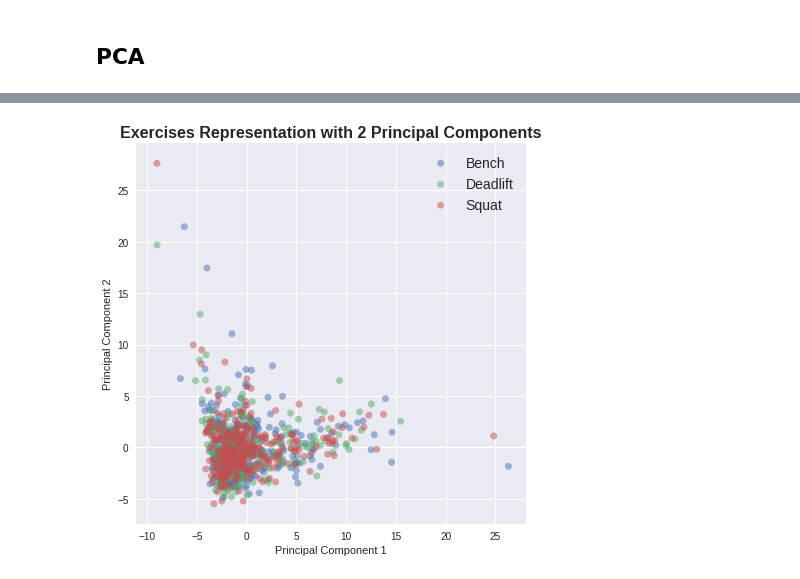
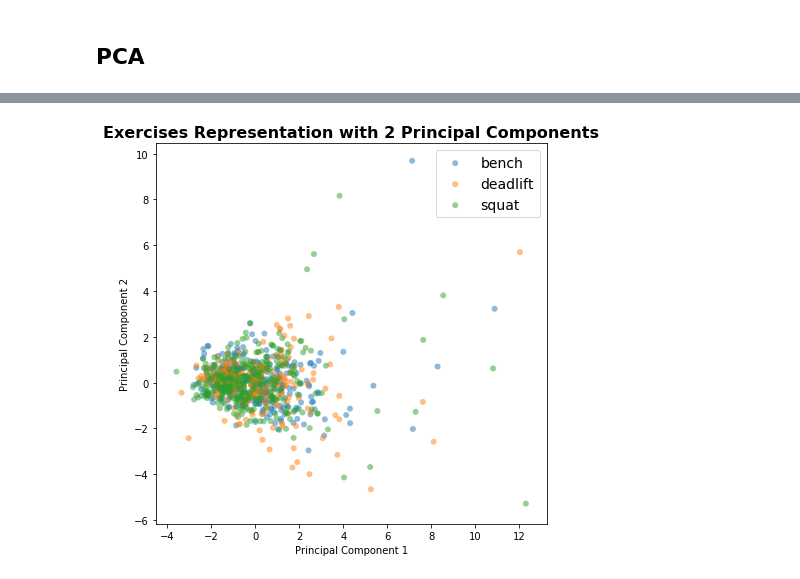
Before and after one commit to YuliaZamriy/W207_Group_Project, a Jupyter notebook: w207_openbarbell_lifter_segmentation.ipynb, the cells around one changed output, grey strips where cells are left out. Saved outputs shown, nothing was run; the diff lists cells and outputs as text; code cells hidden in the pictures.

```diff
--- a/w207_openbarbell_lifter_segmentation.ipynb
+++ b/w207_openbarbell_lifter_segmentation.ipynb
@@ -514,6 +554,8 @@ Top 10 values are:
 Name: userID, dtype: int64
 # %% [markdown]
 ## Preparing Data for Analysis
+# %%
+exercises = ['bench', 'deadlift', 'squat']
 # %%
 def impute_data(data_fit, data_transform):
     """
@@ -589,0 +685,6 @@ Trainings dataset shape: (247, 50)
+# %%
+features_to_plot = ['weight_lbs_mean', 'AvgVel_mean', 'PeakVelLoc_mean',
+                    'ROM_mean', 'PeakVel_mean', 'RepDur_mean',
+                   'AvgVel_std', 'PeakVel_std', ]
+
+df_train_pr = prep_data(df_train, features_to_plot, std=True)
@@ -681,7 +1051,0 @@ print(pca3_all.shape)
-# %%
-exercise_names = np.concatenate((np.full(df_train_bench.shape[0], 'Bench'),
-                                 np.full(df_train_squat.shape[0], 'Squat'),
-                                 np.full(df_train_deadlift.shape[0], 'Deadlift')), axis = 0)
-exercise_num, exercises = factorize_label(exercise_names)
-print(exercise_num.shape)
-print(exercises)
@@ -690,0 +1066,15 @@ print(exercises)
+# %%
+def stack_pca_data(data, n_pca):
+
+    data_out = np.empty(shape=(0,n_pca))
+    for ex in exercises:
+        pca_data = data[data['exercise_clean']==ex].drop(grouping_vars, axis=1)
+        pca_data = make_pca(pca_data, n_pca).transform(pca_data)
+        print(pca_data.shape)
+        data_out = np.concatenate((data_out, pca_data), axis = 0)
+    print(data_out.shape)
+
+    return data_out
+
+df_train_pca2 = stack_pca_data(df_train_pr, 2)
+df_train_pca3 = stack_pca_data(df_train_pr, 3)
@@ -691,24 +1090,24 @@ print(exercises)
 # %%
 def make_2pca_plot(pca_data):
     """Plots PCA transformed data for two types of mushrooms
 
     Args:
         data: input dataset
         labs: array of class labels (values = (0,1))
         n_comp: int, number of principal components to keep
     """
 
     plt.figure(figsize=(7, 7))
     for ex in exercises:
-      plt.scatter(pca_data[exercise_names==ex,0],pca_data[exercise_names==ex,1],
+        plt.scatter(pca_data[exercise_names==ex,0],pca_data[exercise_names==ex,1],
                   alpha=0.5,  edgecolor='none', label = ex)
     plt.title(f"Exercises Representation with 2 Principal Components",
               fontsize=16, fontweight='bold')
     plt.xlabel("Principal Component 1")
     plt.ylabel("Principal Component 2")
     plt.legend(fontsize=14)
     plt.show()
 
-make_2pca_plot(pca2_all)
+make_2pca_plot(df_train_pca2)
 # %% [output]
-[figure, old version]
+[figure, new version]
```
Also changed, not shown: parts of 76 cells of this notebook.
